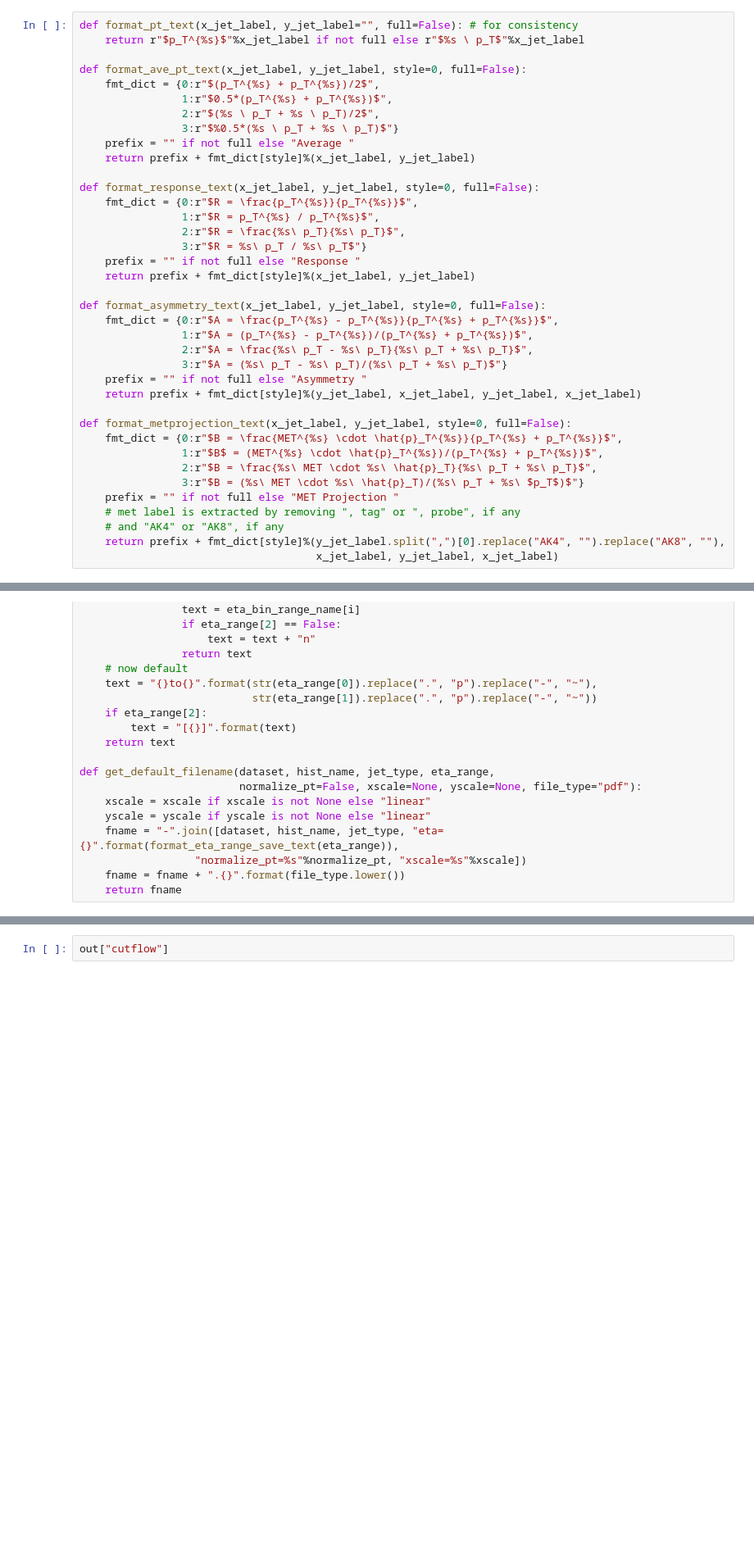
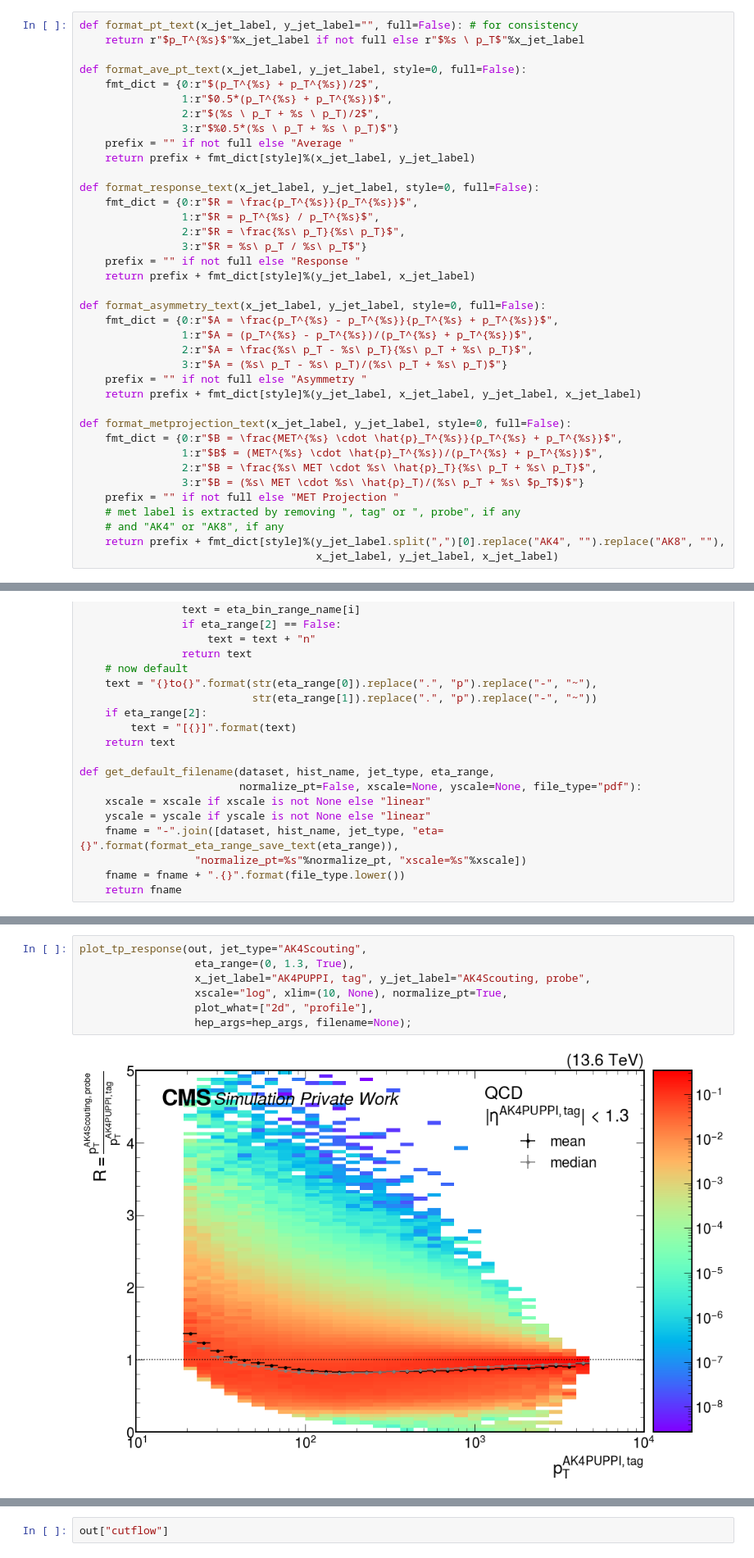
Before and after one commit to patinkaew/online-offline-jec, a Jupyter notebook: notebook/Analysis.ipynb, the cells around one changed output, grey strips where cells are left out. Shown at 82% size. Drawn from its saved outputs; the diff is of its cells as text; blank space fills up the shorter version.

```diff
--- a/notebook/Analysis.ipynb
+++ b/notebook/Analysis.ipynb
@@ -533,7 +537,7 @@ def format_response_text(x_jet_label, y_jet_label, style=0, full=False):
                 2:r"$R = \frac{%s\ p_T}{%s\ p_T}$",
                 3:r"$R = %s\ p_T / %s\ p_T$"}
     prefix = "" if not full else "Response "
-    return prefix + fmt_dict[style]%(x_jet_label, y_jet_label)
+    return prefix + fmt_dict[style]%(y_jet_label, x_jet_label)
 
 def format_asymmetry_text(x_jet_label, y_jet_label, style=0, full=False):
     fmt_dict = {0:r"$A = \frac{p_T^{%s} - p_T^{%s}}{p_T^{%s} + p_T^{%s}}$",
@@ -773,0 +816,9 @@ No handles with labels found to put in legend.
+# %%
+plot_tp_response(out, jet_type="AK4Scouting",
+                  eta_range=(0, 1.3, True),
+                  x_jet_label="AK4PUPPI, tag", y_jet_label="AK4Scouting, probe",
+                  xscale="log", xlim=(10, None), normalize_pt=True,
+                  plot_what=["2d", "profile"],
+                  hep_args=hep_args, filename=None);
+# %% [output]
+[figure, added]
```
Also changed, not shown: parts of 12 cells of this notebook.
